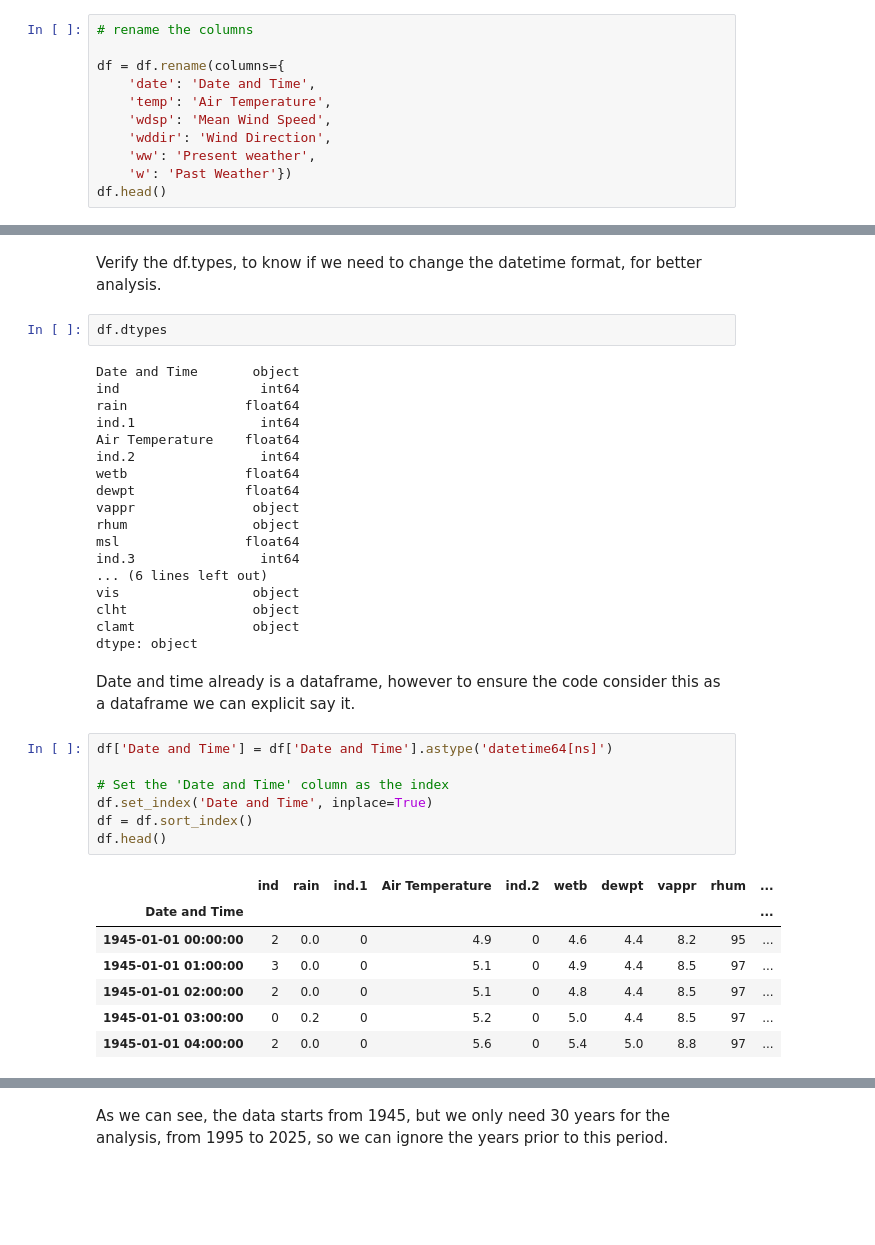
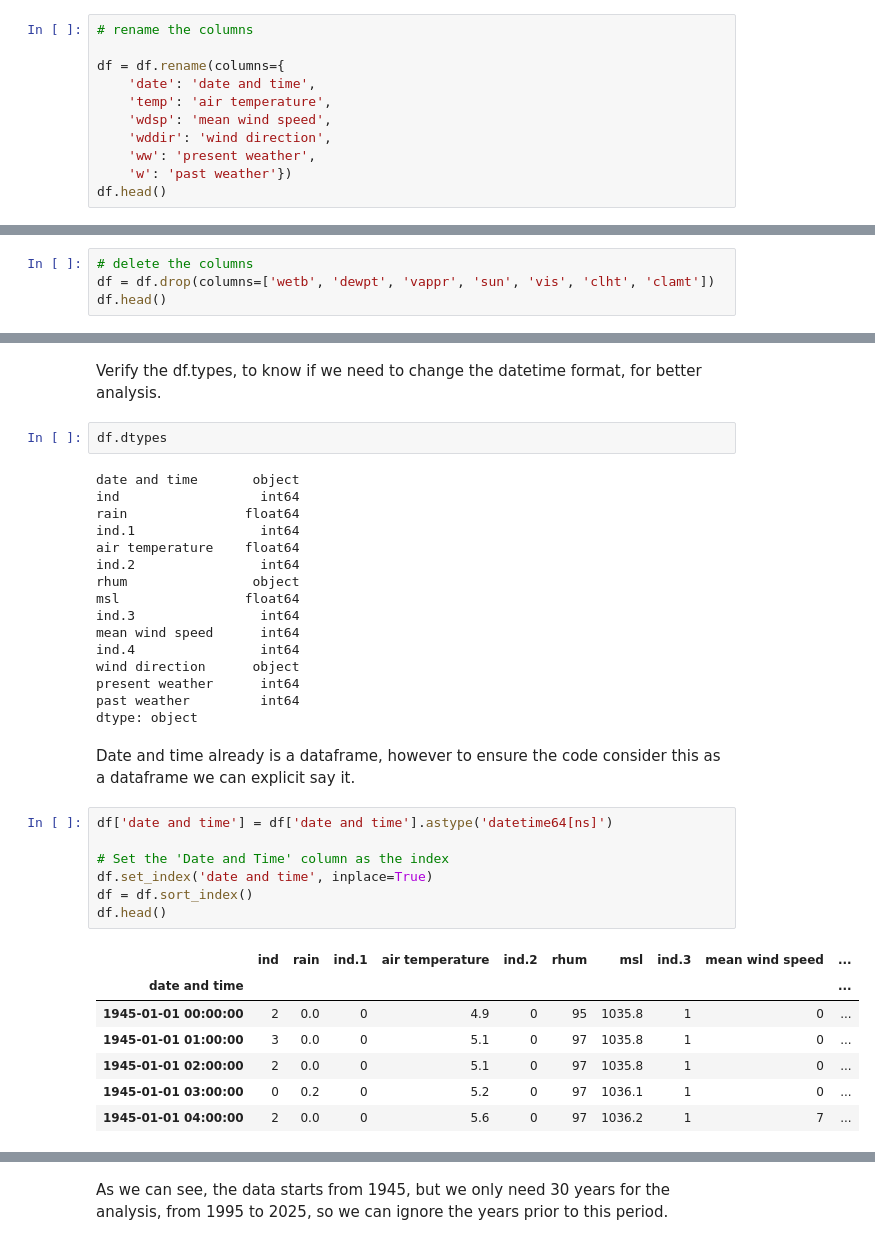
Before and after one commit to tanyasanjuan/pfda-project, a Jupyter notebook: wind.ipynb, the cells around one changed output, grey strips where cells are left out. Saved outputs shown, nothing was run; the diff lists cells and outputs as text; blank space fills up the shorter version.

```diff
--- a/wind.ipynb
+++ b/wind.ipynb
@@ -91,11 +91,11 @@ We can rename the columns we need to have an understandable names.
 # rename the columns
 
 df = df.rename(columns={
-    'date': 'Date and Time',
-    'temp': 'Air Temperature',
-    'wdsp': 'Mean Wind Speed',
-    'wddir': 'Wind Direction',
-    'ww': 'Present weather',
-    'w': 'Past Weather'})
+    'date': 'date and time',
+    'temp': 'air temperature',
+    'wdsp': 'mean wind speed',
+    'wddir': 'wind direction',
+    'ww': 'present weather',
+    'w': 'past weather'})
 df.head()
 # %% [output]
@@ -108,0 +111,4 @@ df.head()
+# %%
+# delete the columns
+df = df.drop(columns=['wetb', 'dewpt', 'vappr', 'sun', 'vis', 'clht', 'clamt'])
+df.head()
@@ -111,40 +124,38 @@ Verify the df.types, to know if we need to change the datetime format, for bette
 # %%
 df.dtypes
 # %% [output]
-Date and Time       object
+date and time       object
 ind                  int64
 rain               float64
 ind.1                int64
-Air Temperature    float64
+air temperature    float64
 ind.2                int64
-wetb               float64
-dewpt              float64
-vappr               object
 rhum                object
 msl                float64
 ind.3                int64
-... (6 lines left out)
-vis                 object
-clht                object
-clamt               object
+mean wind speed      int64
+ind.4                int64
+wind direction      object
+present weather      int64
+past weather         int64
 dtype: object
 # %% [markdown]
 Date and time already is a dataframe, however to ensure the code consider this as a dataframe we can explicit say it.
 # %%
-df['Date and Time'] = df['Date and Time'].astype('datetime64[ns]')
+df['date and time'] = df['date and time'].astype('datetime64[ns]')
 
 # Set the 'Date and Time' column as the index
-df.set_index('Date and Time', inplace=True)
+df.set_index('date and time', inplace=True)
 df = df.sort_index()
 df.head()
 # %% [output]
-|  | ind | rain | ind.1 | Air Temperature | ind.2 | wetb | dewpt | vappr | rhum | ... |
-| Date and Time |  |  |  |  |  |  |  |  |  | ... |
-| 1945-01-01 00:00:00 | 2 | 0.0 | 0 | 4.9 | 0 | 4.6 | 4.4 | 8.2 | 95 | ... |
-| 1945-01-01 01:00:00 | 3 | 0.0 | 0 | 5.1 | 0 | 4.9 | 4.4 | 8.5 | 97 | ... |
-| 1945-01-01 02:00:00 | 2 | 0.0 | 0 | 5.1 | 0 | 4.8 | 4.4 | 8.5 | 97 | ... |
-| 1945-01-01 03:00:00 | 0 | 0.2 | 0 | 5.2 | 0 | 5.0 | 4.4 | 8.5 | 97 | ... |
-| 1945-01-01 04:00:00 | 2 | 0.0 | 0 | 5.6 | 0 | 5.4 | 5.0 | 8.8 | 97 | ... |
+|  | ind | rain | ind.1 | air temperature | ind.2 | rhum | msl | ind.3 | mean wind speed | ... |
+| date and time |  |  |  |  |  |  |  |  |  | ... |
+| 1945-01-01 00:00:00 | 2 | 0.0 | 0 | 4.9 | 0 | 95 | 1035.8 | 1 | 0 | ... |
+| 1945-01-01 01:00:00 | 3 | 0.0 | 0 | 5.1 | 0 | 97 | 1035.8 | 1 | 0 | ... |
+| 1945-01-01 02:00:00 | 2 | 0.0 | 0 | 5.1 | 0 | 97 | 1035.8 | 1 | 0 | ... |
+| 1945-01-01 03:00:00 | 0 | 0.2 | 0 | 5.2 | 0 | 97 | 1036.1 | 1 | 0 | ... |
+| 1945-01-01 04:00:00 | 2 | 0.0 | 0 | 5.6 | 0 | 97 | 1036.2 | 1 | 7 | ... |
 # %%
 # verify the columns
 df.columns
```
Also changed, not shown: parts of 11 cells of this notebook.
